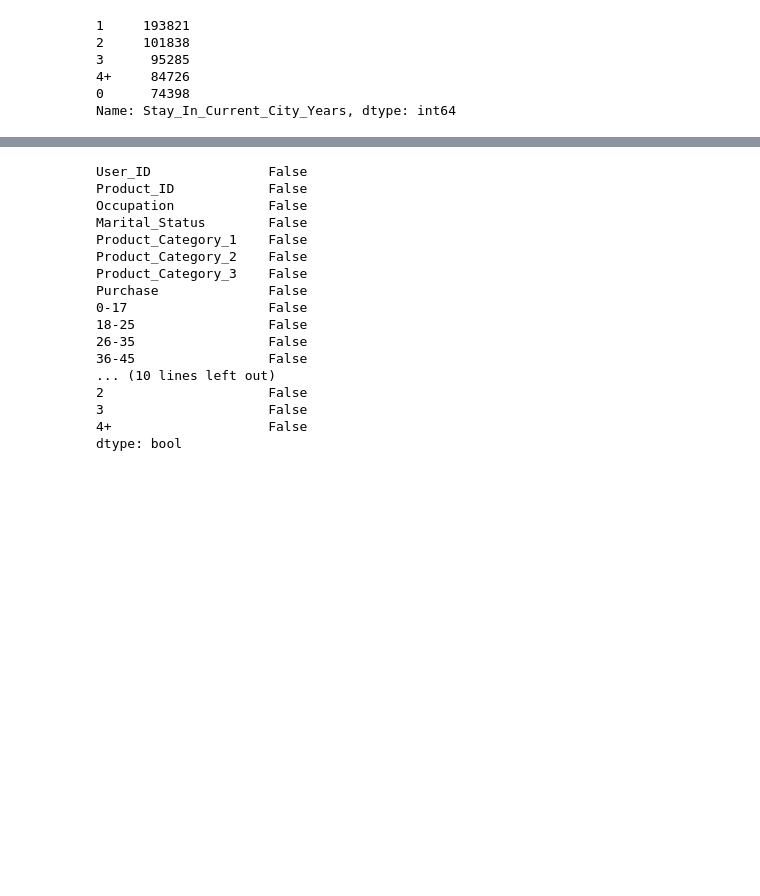
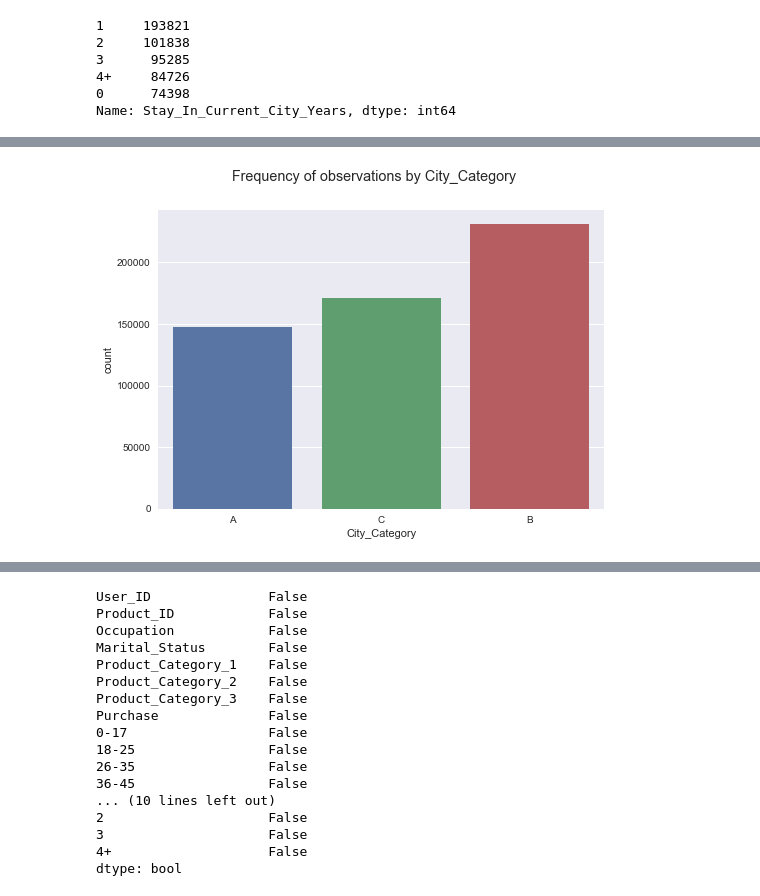
Before and after one commit to MallikarjunNamagiri/Python-Programming, a Jupyter notebook: BlackFriday/BlackFriday.ipynb, the cells around one changed output, grey strips where cells are left out. Cells and saved outputs as stored; diff of their text form; code cells hidden in the pictures; blank space fills up the shorter version.

```diff
--- a/BlackFriday/BlackFriday.ipynb
+++ b/BlackFriday/BlackFriday.ipynb
@@ -134,0 +134,7 @@ Name: Stay_In_Current_City_Years, dtype: int64
+# %%
+#City_Category
+sns.countplot(x='City_Category', data = train_df)
+plt.suptitle('Frequency of observations by City_Category')
+plt.show()
+# %% [output]
+[figure, added]
```
Also changed, not shown: parts of 33 cells of this notebook.
